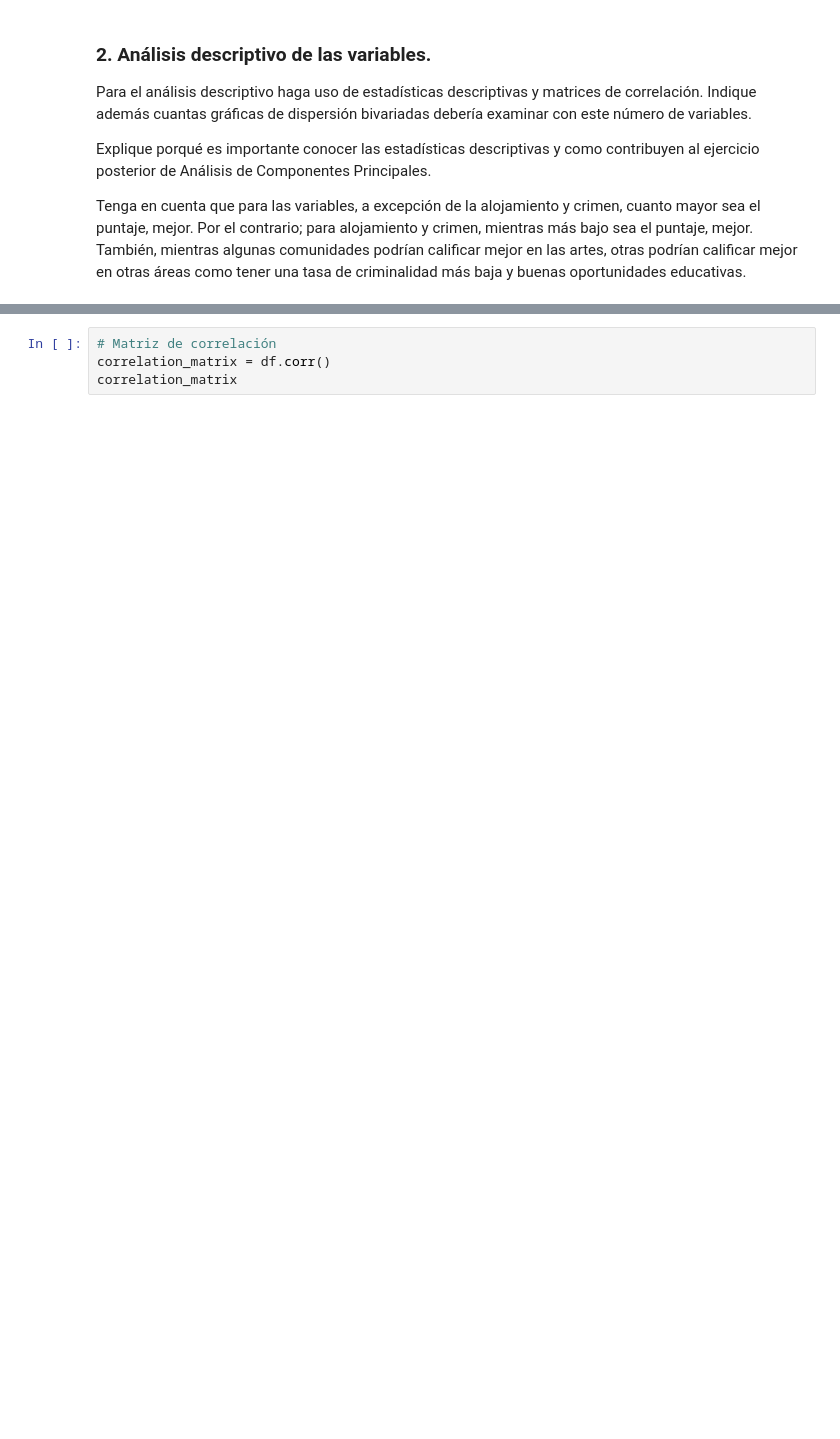
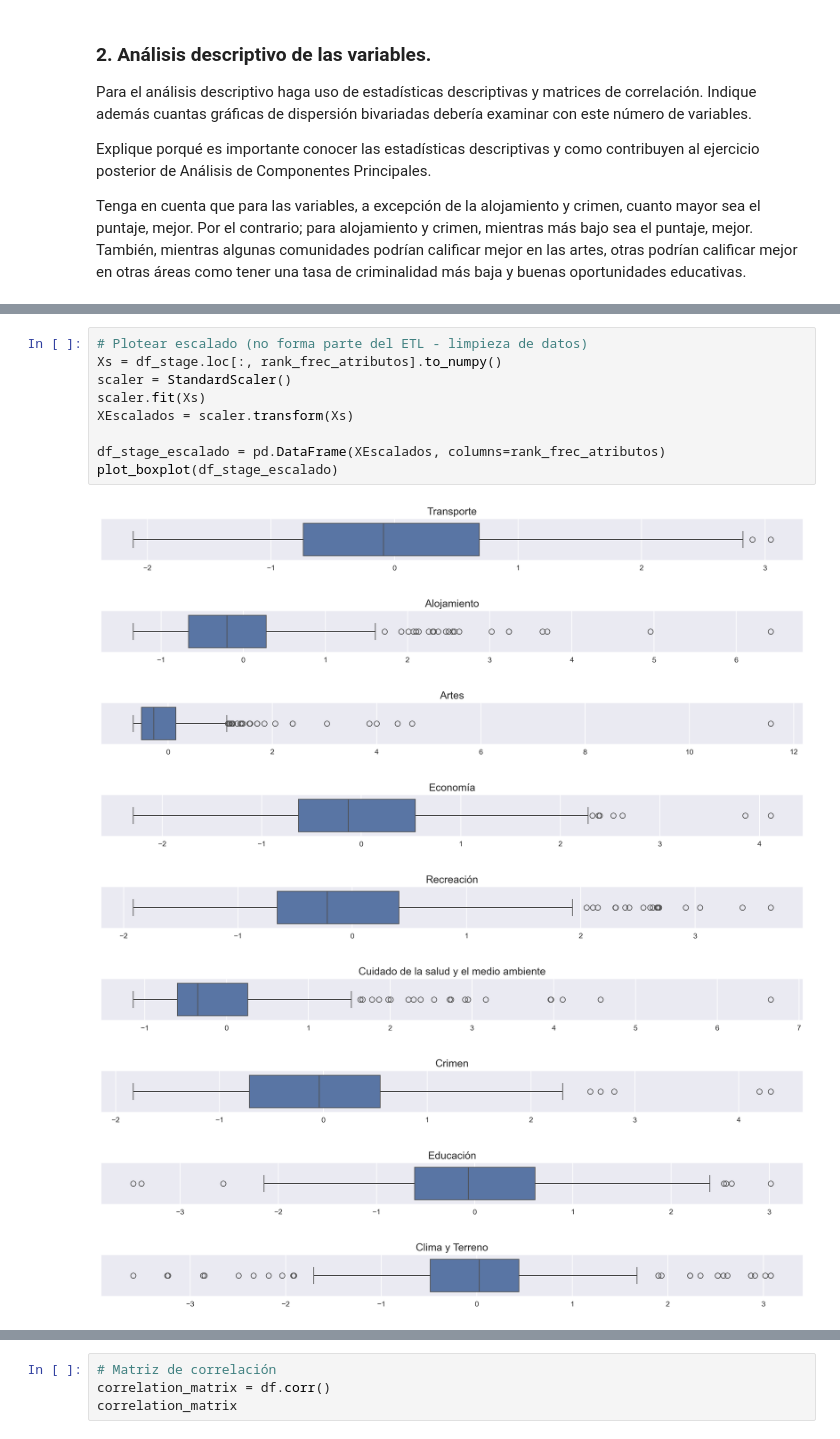
Before and after one commit to DanielEMontero/MIAD_ANS_202514, a Jupyter notebook: Semana 1/S1_LC_Taller_PCA.ipynb, the cells around one changed output, grey strips where cells are left out. Saved outputs shown, nothing was run; the diff lists cells and outputs as text; blank space fills up the shorter version.

```diff
--- a/Semana 1/S1_LC_Taller_PCA.ipynb
+++ b/Semana 1/S1_LC_Taller_PCA.ipynb
@@ -146,0 +267,19 @@ descriptive_stats.T
+# %%
+# Plotear escalado (no forma parte del ETL - limpieza de datos)
+Xs = df_stage.loc[:, rank_frec_atributos].to_numpy()
+scaler = StandardScaler()
+scaler.fit(Xs)
+XEscalados = scaler.transform(Xs)
+
+df_stage_escalado = pd.DataFrame(XEscalados, columns=rank_frec_atributos)
+plot_boxplot(df_stage_escalado)
+# %% [output]
+[figure, added]
+[figure, added]
+[figure, added]
+[figure, added]
+[figure, added]
+[figure, added]
+[figure, added]
+[figure, added]
+[figure, added]
```
Also changed, not shown: parts of 20 cells of this notebook.
